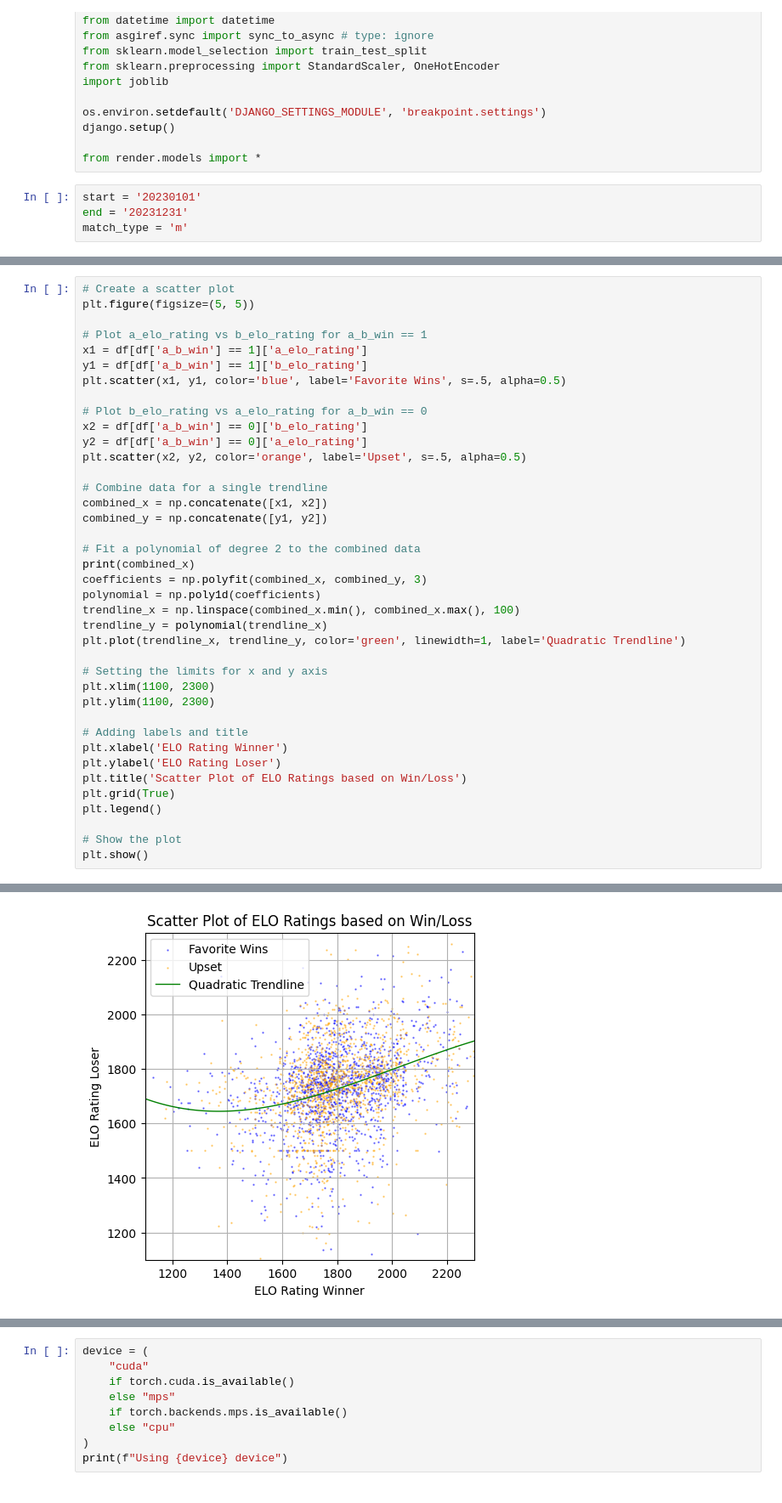
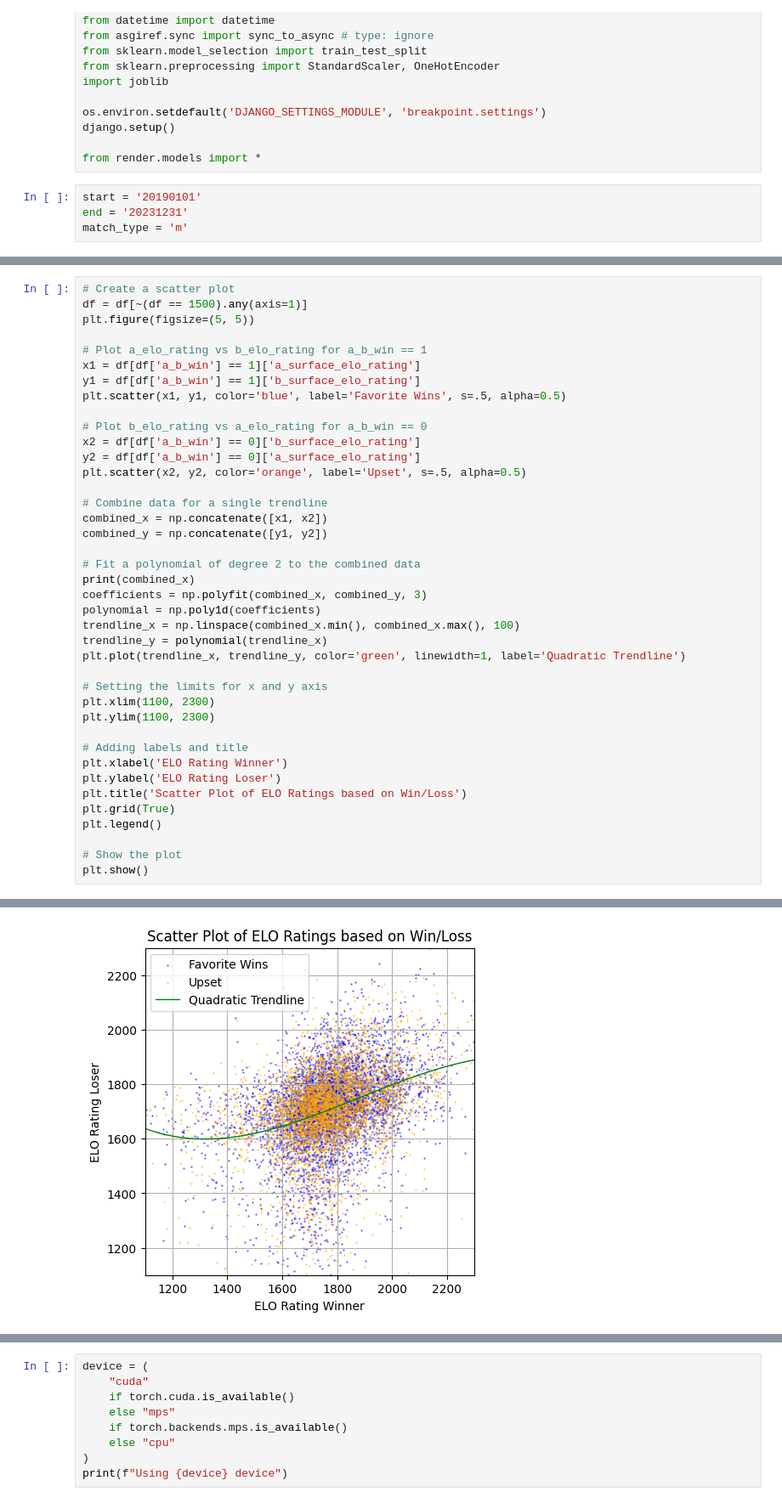
Before and after one commit to dsw225/TennisPredictionModel, a Jupyter notebook: breakpoint/tennis_analyzer_v1.ipynb, the cells around one changed output, grey strips where cells are left out. Shown at 85% size. Drawn from its saved outputs; the diff is of its cells as text.

```diff
--- a/breakpoint/tennis_analyzer_v1.ipynb
+++ b/breakpoint/tennis_analyzer_v1.ipynb
@@ -40,7 +40,7 @@ django.setup()
 
 from render.models import *
 # %%
-start = '20230101'
+start = '20190101'
 end = '20231231'
 match_type = 'm'
 # %%
@@ -90,16 +90,17 @@ df.head()
 5 rows × 37 columns
 # %%
 # Create a scatter plot
+df = df[~(df == 1500).any(axis=1)]
 plt.figure(figsize=(5, 5))
 
 # Plot a_elo_rating vs b_elo_rating for a_b_win == 1
-x1 = df[df['a_b_win'] == 1]['a_elo_rating']
-y1 = df[df['a_b_win'] == 1]['b_elo_rating']
+x1 = df[df['a_b_win'] == 1]['a_surface_elo_rating']
+y1 = df[df['a_b_win'] == 1]['b_surface_elo_rating']
 plt.scatter(x1, y1, color='blue', label='Favorite Wins', s=.5, alpha=0.5)
 
 # Plot b_elo_rating vs a_elo_rating for a_b_win == 0
-x2 = df[df['a_b_win'] == 0]['b_elo_rating']
-y2 = df[df['a_b_win'] == 0]['a_elo_rating']
+x2 = df[df['a_b_win'] == 0]['b_surface_elo_rating']
+y2 = df[df['a_b_win'] == 0]['a_surface_elo_rating']
 plt.scatter(x2, y2, color='orange', label='Upset', s=.5, alpha=0.5)
 
 # Combine data for a single trendline
@@ -132,4 +133,4 @@ plt.show()
-[figure, old version]
+[figure, new version]
 # %%
 plt.figure(figsize=(8, 5))
 
```
Also changed, not shown: parts of 6 cells of this notebook, 8 other files.
